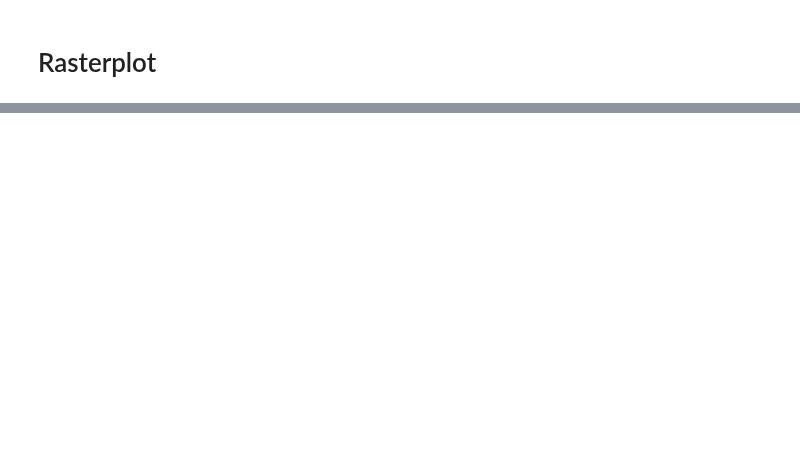
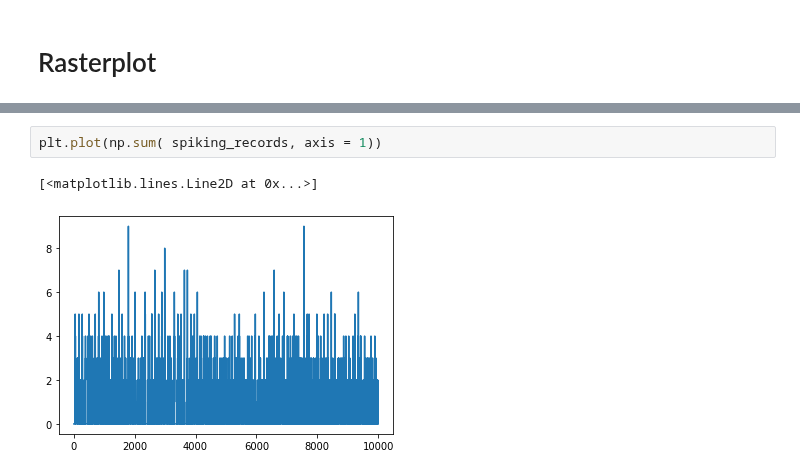
Before and after one commit to mmehrani/master_thesis, a Jupyter notebook: scripts/synchronization_problem.ipynb, the cells around one changed output, grey strips where cells are left out. Cells and saved outputs as stored; diff of their text form; blank space fills up the shorter version.

```diff
--- a/scripts/synchronization_problem.ipynb
+++ b/scripts/synchronization_problem.ipynb
@@ -91,0 +110,5 @@ plt.imshow( np.transpose(spiking_records),aspect= 'auto')
+# %%
+plt.plot(np.sum( spiking_records, axis = 1))
+# %% [output]
+[<matplotlib.lines.Line2D at 0x...>]
+[figure, added]
```
Also changed, not shown: parts of 13 cells of this notebook, 8 other files.
